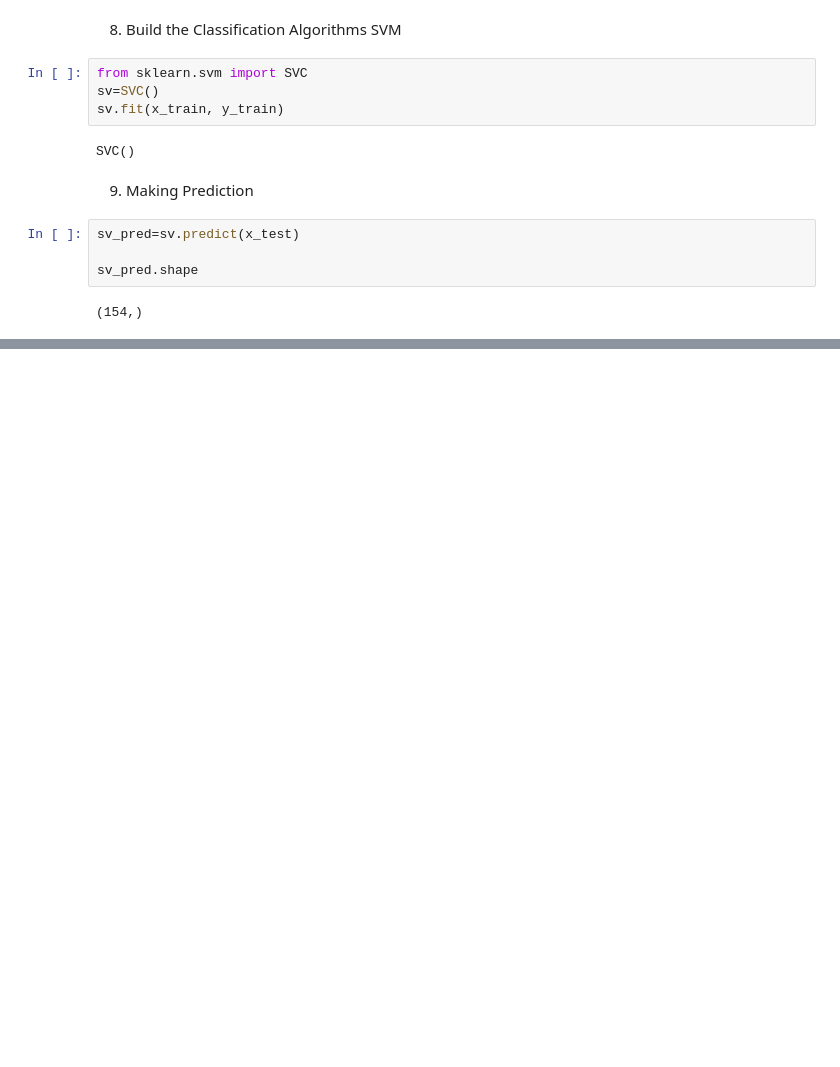
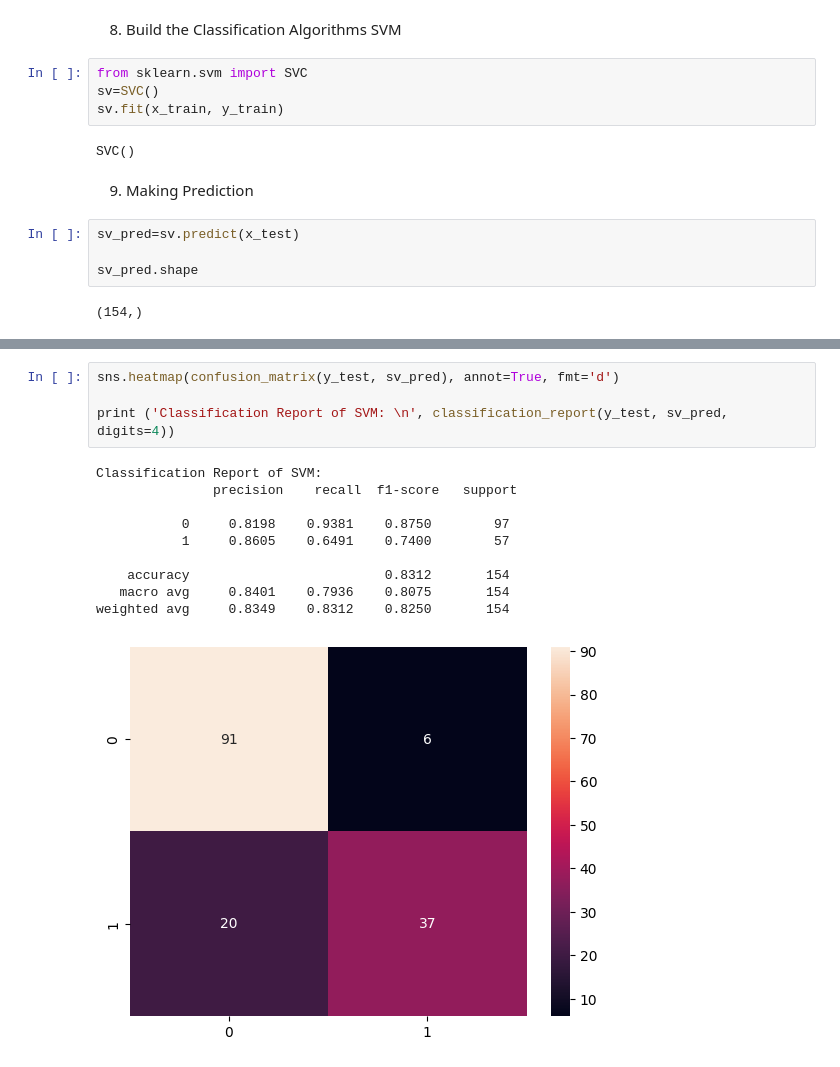
Before and after one commit to Hanz-Hub/Data-Mining, a Jupyter notebook: Data_Mining.ipynb, the cells around one changed output, grey strips where cells are left out. Cells and saved outputs as stored; diff of their text form; blank space fills up the shorter version.

```diff
--- a/Data_Mining.ipynb
+++ b/Data_Mining.ipynb
@@ -263,0 +288,15 @@ sv_pred.shape
+# %%
+sns.heatmap(confusion_matrix(y_test, sv_pred), annot=True, fmt='d')
+
+print ('Classification Report of SVM: \n', classification_report(y_test, sv_pred, digits=4))
+# %% [output]
+Classification Report of SVM:
+               precision    recall  f1-score   support
+
+           0     0.8198    0.9381    0.8750        97
+           1     0.8605    0.6491    0.7400        57
+
+    accuracy                         0.8312       154
+   macro avg     0.8401    0.7936    0.8075       154
+weighted avg     0.8349    0.8312    0.8250       154
+[figure, added]
```
Also changed, not shown: parts of 11 cells of this notebook.
